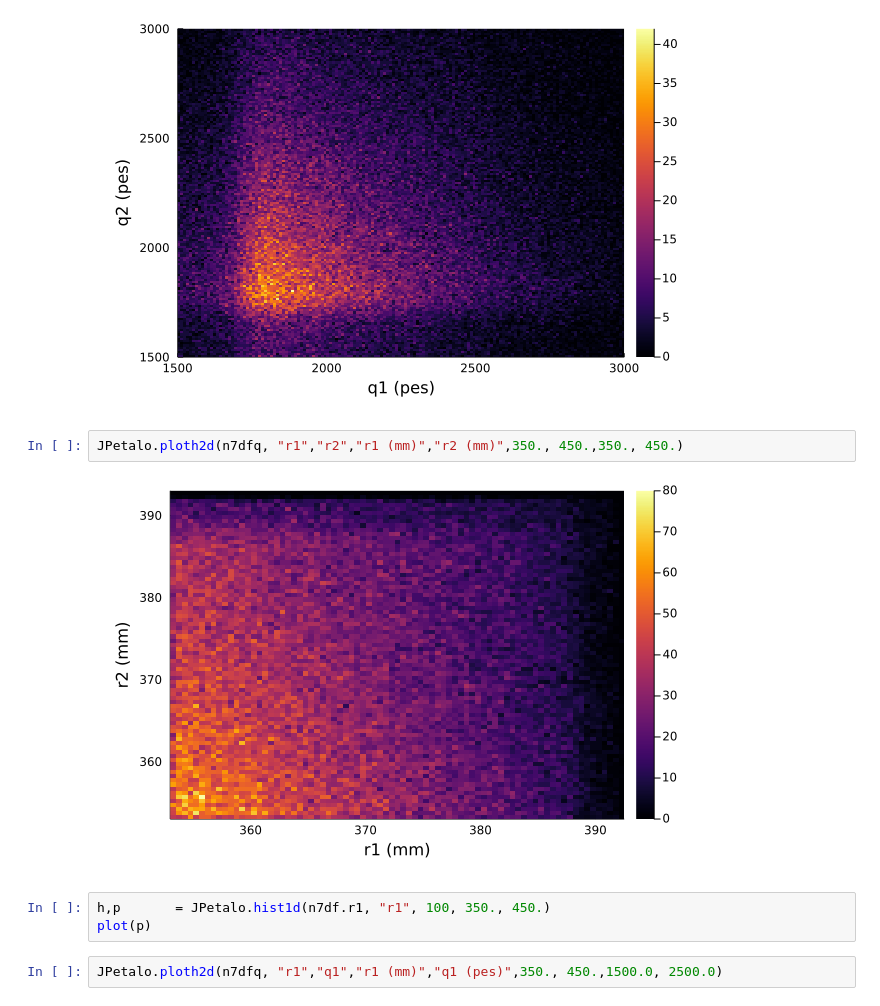
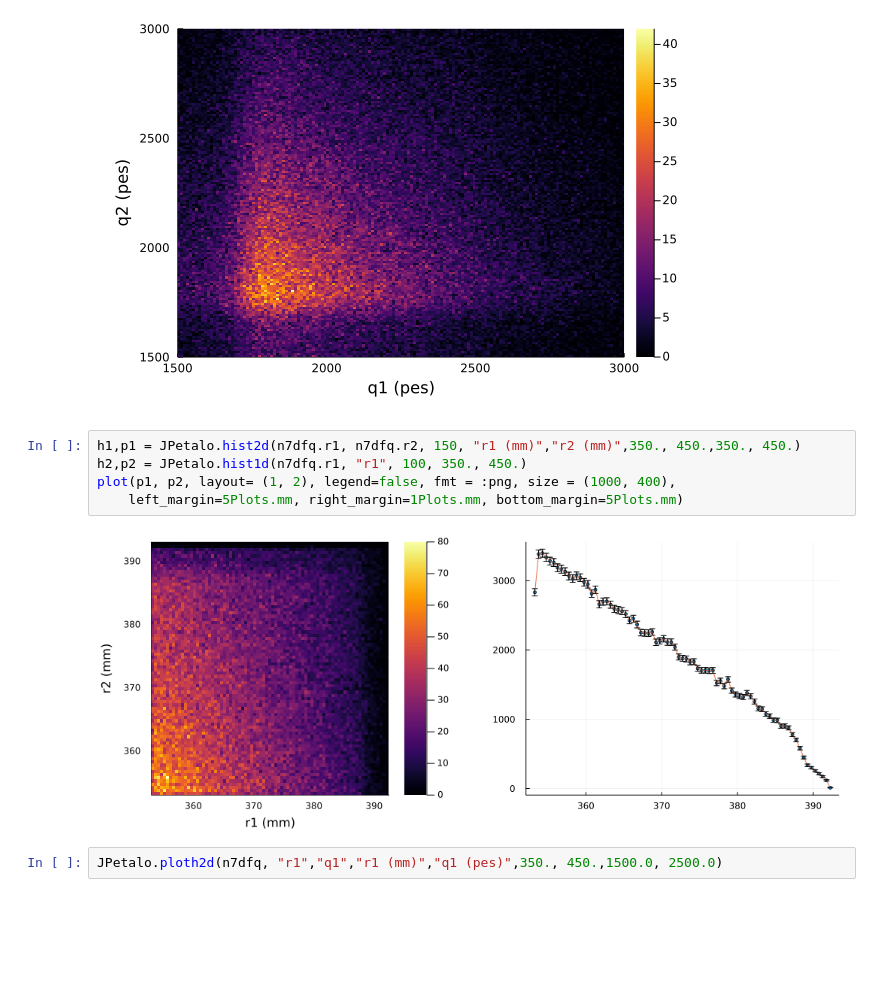
Before and after one commit to jjgomezcadenas/JPetalo, a Jupyter notebook: notebooks/nema7_pde_03_tof_85ps_phot_windows2.ipynb, the cells around one changed output. Saved outputs shown, nothing was run; the diff lists cells and outputs as text; blank space fills up the shorter version.

```diff
--- a/notebooks/nema7_pde_03_tof_85ps_phot_windows2.ipynb
+++ b/notebooks/nema7_pde_03_tof_85ps_phot_windows2.ipynb
@@ -117,13 +125,13 @@ n7dfq =JPetalo.selectinterval(n7df, "q1", "q2", 1500.0, 3000.0);
 JPetalo.ploth2d(n7dfq, "q1","q2","q1 (pes)","q2 (pes)",100., 3500.,100., 3500.)
 # %% [output]
 [figure]
-# %%
-JPetalo.ploth2d(n7dfq, "r1","r2","r1 (mm)","r2 (mm)",350., 450.,350., 450.)
-# %% [output]
-[figure, removed]
-# %%
-h,p       = JPetalo.hist1d(n7df.r1, "r1", 100, 350., 450.)
-plot(p)
+# %%
+h1,p1 = JPetalo.hist2d(n7dfq.r1, n7dfq.r2, 150, "r1 (mm)","r2 (mm)",350., 450.,350., 450.)
+h2,p2 = JPetalo.hist1d(n7dfq.r1, "r1", 100, 350., 450.)
+plot(p1, p2, layout= (1, 2), legend=false, fmt = :png, size = (1000, 400),
+    left_margin=5Plots.mm, right_margin=1Plots.mm, bottom_margin=5Plots.mm)
+# %% [output]
+[figure, added]
 # %%
 JPetalo.ploth2d(n7dfq, "r1","q1","r1 (mm)","q1 (pes)",350., 450.,1500.0, 2500.0)
 # %% [output]
```
Also changed, not shown: parts of 9 cells of this notebook, 1 other file.
